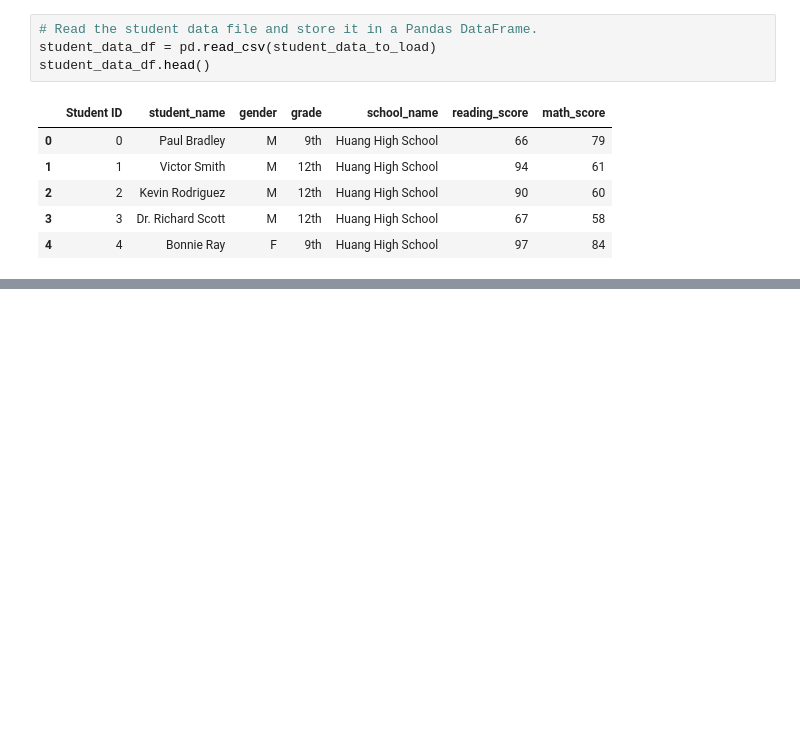
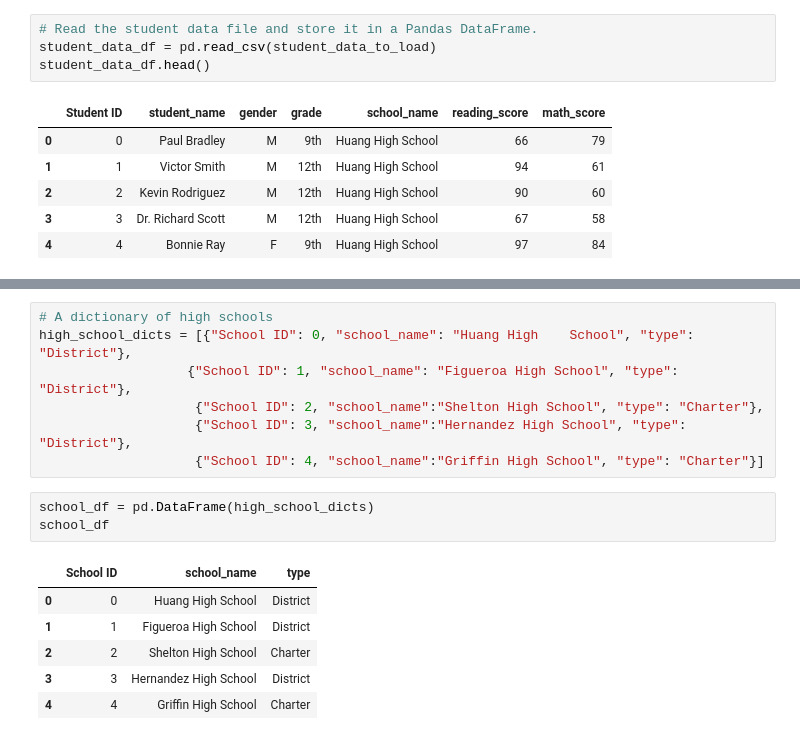
Before and after one commit to martyet1/School_District_Analysis, a Jupyter notebook: PyCitySchools.jpynb.ipynb, the cells around one changed output, grey strips where cells are left out. Saved outputs shown, nothing was run; the diff lists cells and outputs as text; blank space fills up the shorter version.

```diff
--- a/PyCitySchools.jpynb.ipynb
+++ b/PyCitySchools.jpynb.ipynb
@@ -96,0 +115,17 @@ student_data_df.head()
+# %%
+# A dictionary of high schools
+high_school_dicts = [{"School ID": 0, "school_name": "Huang High    School", "type": "District"},
+                   {"School ID": 1, "school_name": "Figueroa High School", "type": "District"},
+                    {"School ID": 2, "school_name":"Shelton High School", "type": "Charter"},
+                    {"School ID": 3, "school_name":"Hernandez High School", "type": "District"},
+                    {"School ID": 4, "school_name":"Griffin High School", "type": "Charter"}]
+# %%
+school_df = pd.DataFrame(high_school_dicts)
+school_df
+# %% [output]
+|  | School ID | school_name | type |
+| 0 | 0 | Huang High School | District |
+| 1 | 1 | Figueroa High School | District |
+| 2 | 2 | Shelton High School | Charter |
+| 3 | 3 | Hernandez High School | District |
+| 4 | 4 | Griffin High School | Charter |
```
Also changed, not shown: parts of 36 cells of this notebook.
